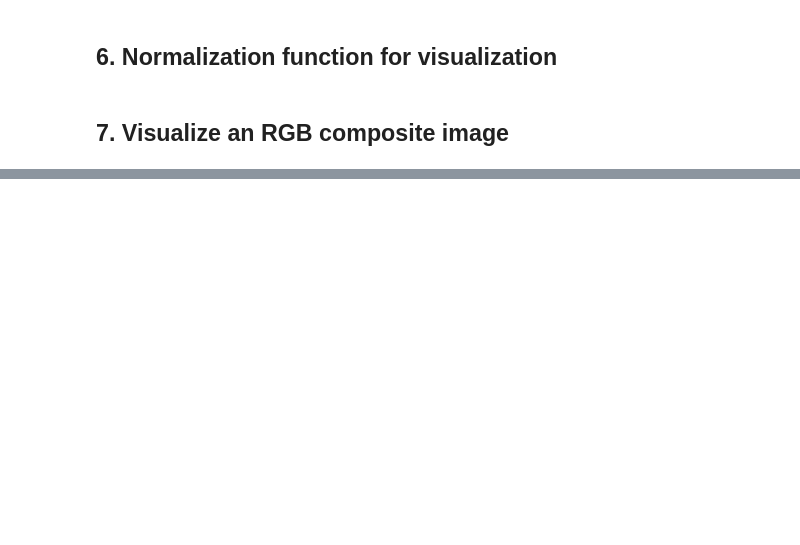
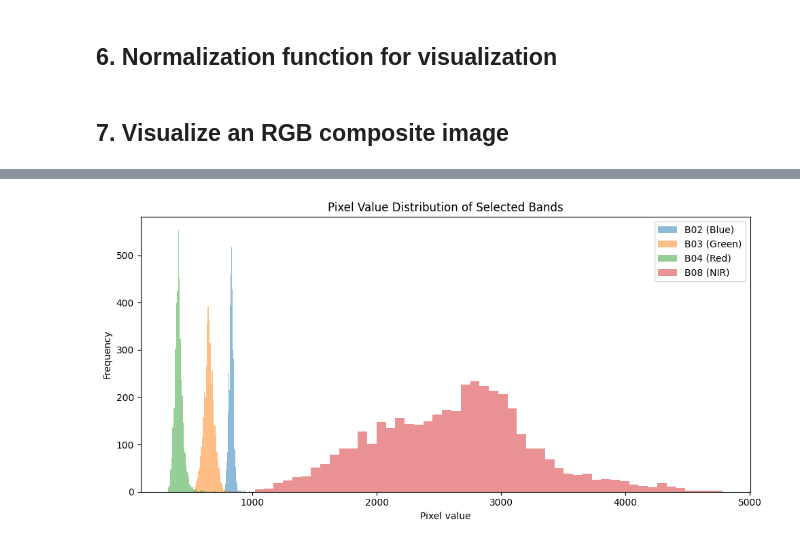
Before and after one commit to tienesng06/acivs_Test-Time_Spectral_Adaptation, a Jupyter notebook: notebooks/01_eurosat_ms_explore.ipynb, the cells around one changed output, grey strips where cells are left out. Saved outputs shown, nothing was run; the diff lists cells and outputs as text; code cells hidden in the pictures; blank space fills up the shorter version.

```diff
--- a/notebooks/01_eurosat_ms_explore.ipynb
+++ b/notebooks/01_eurosat_ms_explore.ipynb
@@ -104,18 +207,21 @@ plt.show()
 # %%
 plt.figure(figsize=(10, 5))
 
 selected_bands = {
     "B02 (Blue)": img[1],
     "B03 (Green)": img[2],
     "B04 (Red)": img[3],
     "B08 (NIR)": img[7],
 }
 
 for name, band in selected_bands.items():
     plt.hist(band.ravel(), bins=50, alpha=0.5, label=name)
 
 plt.title("Pixel Value Distribution of Selected Bands")
 plt.xlabel("Pixel value")
 plt.ylabel("Frequency")
 plt.legend()
+plt.tight_layout()
 plt.show()
+# %% [output]
+[figure, added]
```
Also changed, not shown: parts of 23 cells of this notebook, 6 other files.
